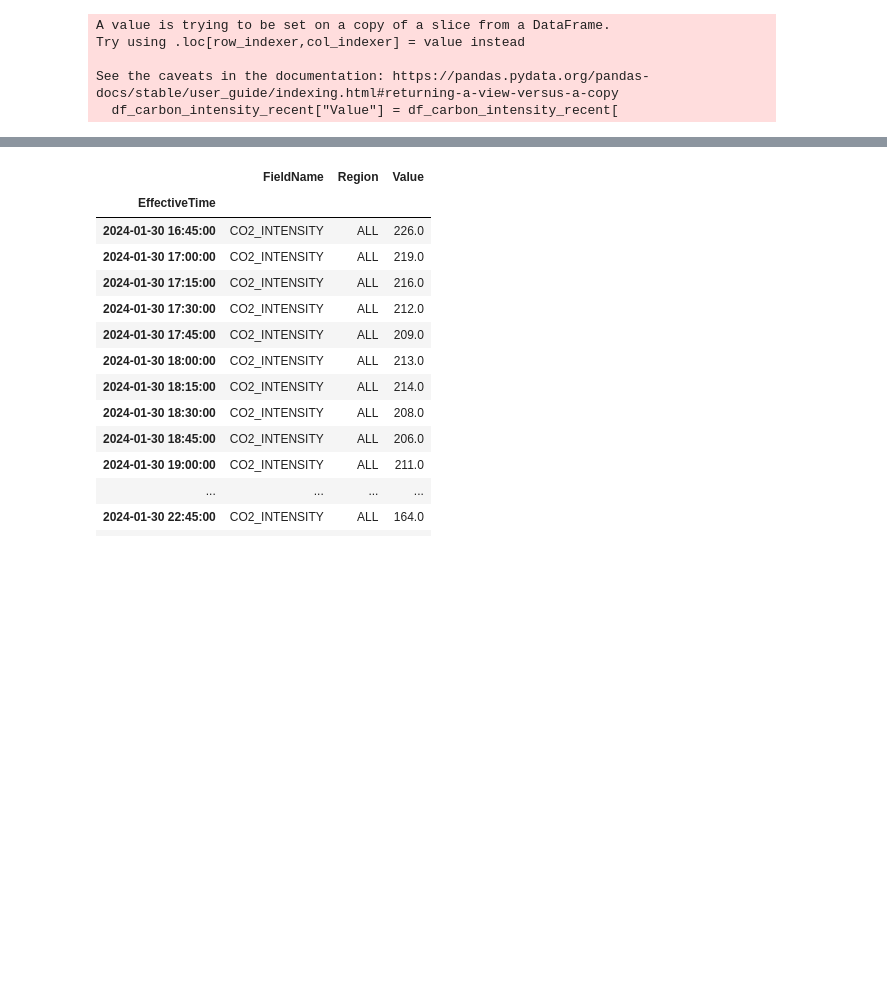
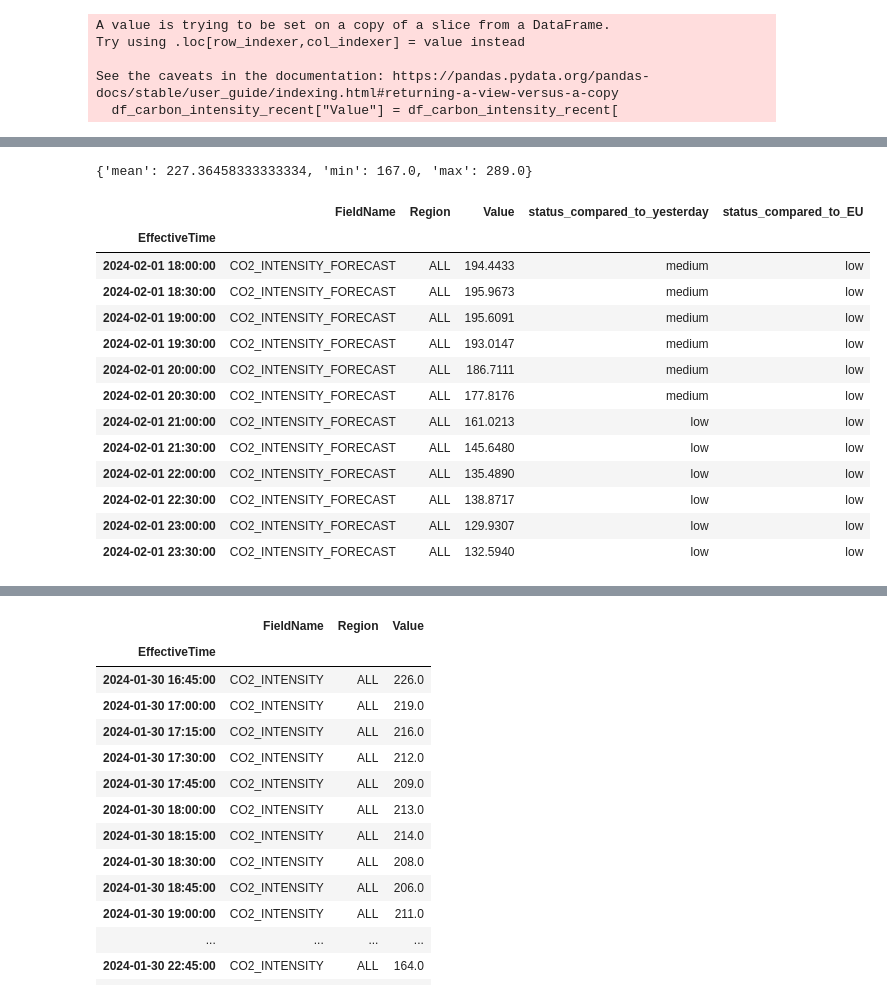
Before and after one commit to SaM-92/telegram-energy-api, a Jupyter notebook: debugging_nb.ipynb, the cells around one changed output, grey strips where cells are left out. Drawn from its saved outputs; the diff is of its cells as text; code cells hidden in the pictures; blank space fills up the shorter version.

```diff
--- a/debugging_nb.ipynb
+++ b/debugging_nb.ipynb
@@ -34,0 +49,4 @@ See the caveats in the documentation: https://pandas.pydata.org/pandas-docs/stab
+# %%
+co2_stats_prior_day
+# %% [output]
+{'mean': 227.36458333333334, 'min': 167.0, 'max': 289.0}
@@ -34,0 +64,17 @@ See the caveats in the documentation: https://pandas.pydata.org/pandas-docs/stab
+# %%
+df_carbon_forecast_indexed
+# %% [output]
+|  | FieldName | Region | Value | status_compared_to_yesterday | status_compared_to_EU |
+| EffectiveTime |  |  |  |  |  |
+| 2024-02-01 18:00:00 | CO2_INTENSITY_FORECAST | ALL | 194.4433 | medium | low |
+| 2024-02-01 18:30:00 | CO2_INTENSITY_FORECAST | ALL | 195.9673 | medium | low |
+| 2024-02-01 19:00:00 | CO2_INTENSITY_FORECAST | ALL | 195.6091 | medium | low |
+| 2024-02-01 19:30:00 | CO2_INTENSITY_FORECAST | ALL | 193.0147 | medium | low |
+| 2024-02-01 20:00:00 | CO2_INTENSITY_FORECAST | ALL | 186.7111 | medium | low |
+| 2024-02-01 20:30:00 | CO2_INTENSITY_FORECAST | ALL | 177.8176 | medium | low |
+| 2024-02-01 21:00:00 | CO2_INTENSITY_FORECAST | ALL | 161.0213 | low | low |
+| 2024-02-01 21:30:00 | CO2_INTENSITY_FORECAST | ALL | 145.6480 | low | low |
+| 2024-02-01 22:00:00 | CO2_INTENSITY_FORECAST | ALL | 135.4890 | low | low |
+| 2024-02-01 22:30:00 | CO2_INTENSITY_FORECAST | ALL | 138.8717 | low | low |
+| 2024-02-01 23:00:00 | CO2_INTENSITY_FORECAST | ALL | 129.9307 | low | low |
+| 2024-02-01 23:30:00 | CO2_INTENSITY_FORECAST | ALL | 132.5940 | low | low |
```
Also changed, not shown: parts of 5 cells of this notebook.
